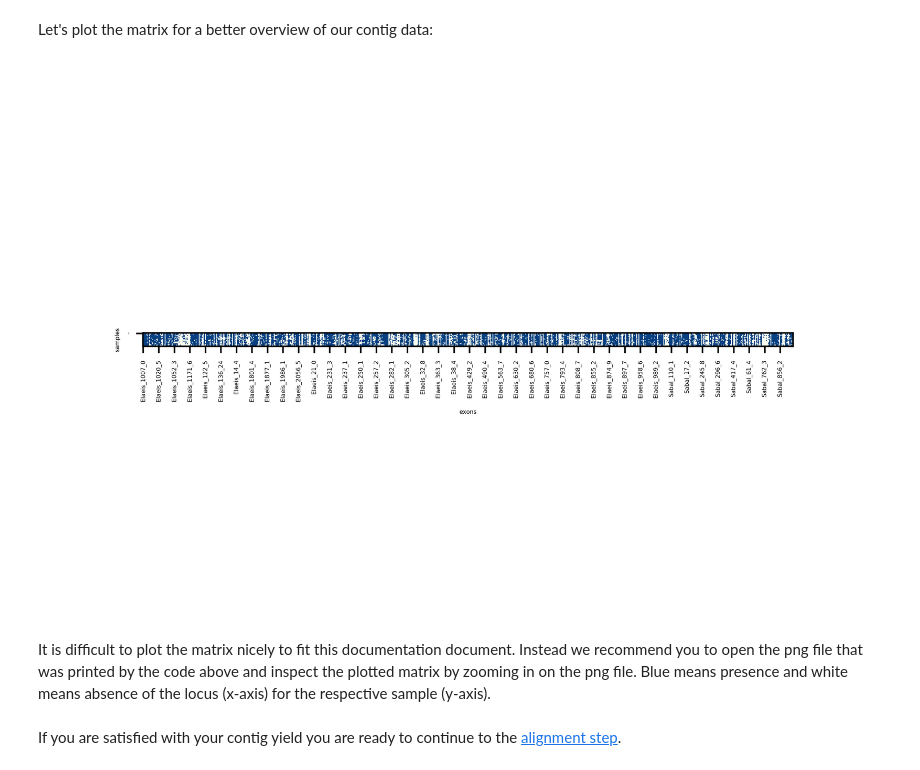
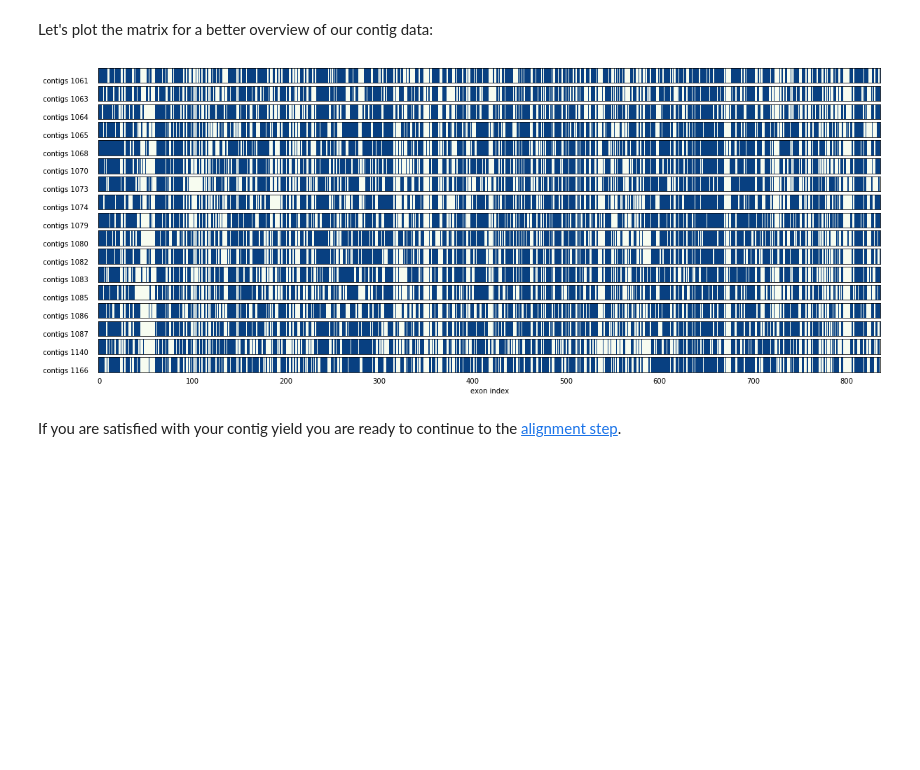
Before and after one commit to AntonelliLab/seqcap_processor, a Jupyter notebook: docs/notebook/extract_contigs.ipynb, the cells around one changed output. Cells and saved outputs as stored; diff of their text form; code cells hidden in the pictures; blank space fills up the shorter version.

Commit message:
updated documentation

```diff
--- a/docs/notebook/extract_contigs.ipynb
+++ b/docs/notebook/extract_contigs.ipynb
@@ -107,34 +107,16 @@ sample_1166: 544 extracted contigs
 mean: 534.882353 stdev: 21.605779
 # %% [markdown]
 Let's plot the matrix for a better overview of our contig data:
-# %%
-import os
-import numpy as np
-import matplotlib.pyplot as plt
-#%matplotlib inline
-
-# Get the data from the df
-sample_labels = table.columns
-locus_labels = np.array(table.index)
-data = np.matrix(table).T
-# Define the figure and plot to png file
-fig, ax = plt.subplots()
-data
-mat = ax.imshow(data, cmap='GnBu', interpolation='nearest')
-plt.xticks(range(data.shape[1])[::20], locus_labels[::20],fontsize=3)
-plt.yticks([0],fontsize=0)
-#plt.yticks(range(data.shape[0])[::3], sample_labels[::3],fontsize=3)
-plt.xticks(rotation=90)
-plt.xlabel('exons',fontsize=3)
-plt.ylabel('samples',fontsize=3)
-fig.savefig(os.path.join('../../data/processed/target_contigs/','contig_exon_matrix.png'), dpi = 500)
-
-from IPython.display import Image
-Image("../../data/processed/target_contigs/contig_exon_matrix.png")
-# %% [output]
-[figure, removed]
-# %% [markdown]
-It is difficult to plot the matrix nicely to fit this documentation document. Instead we recommend you to open the png file that was printed by the code above and inspect the plotted matrix by zooming in on the png file. Blue means presence and white means absence of the locus (x-axis) for the respective sample (y-axis).
+# %%
+import sys
+sys.path.append("../../src")
+import plot_contig_data_function as secapr_plot
+
+match_table_path = '../../data/processed/target_contigs/match_table.txt'
+
+secapr_plot.plot_contig_yield(match_table_path)
+# %% [output]
+[figure, added]
 # %% [markdown]
 If you are satisfied with your contig yield you are ready to continue to the [alignment step](align_contigs.ipynb).
 # %% [markdown]
```
Also changed, not shown: 3 other files.
